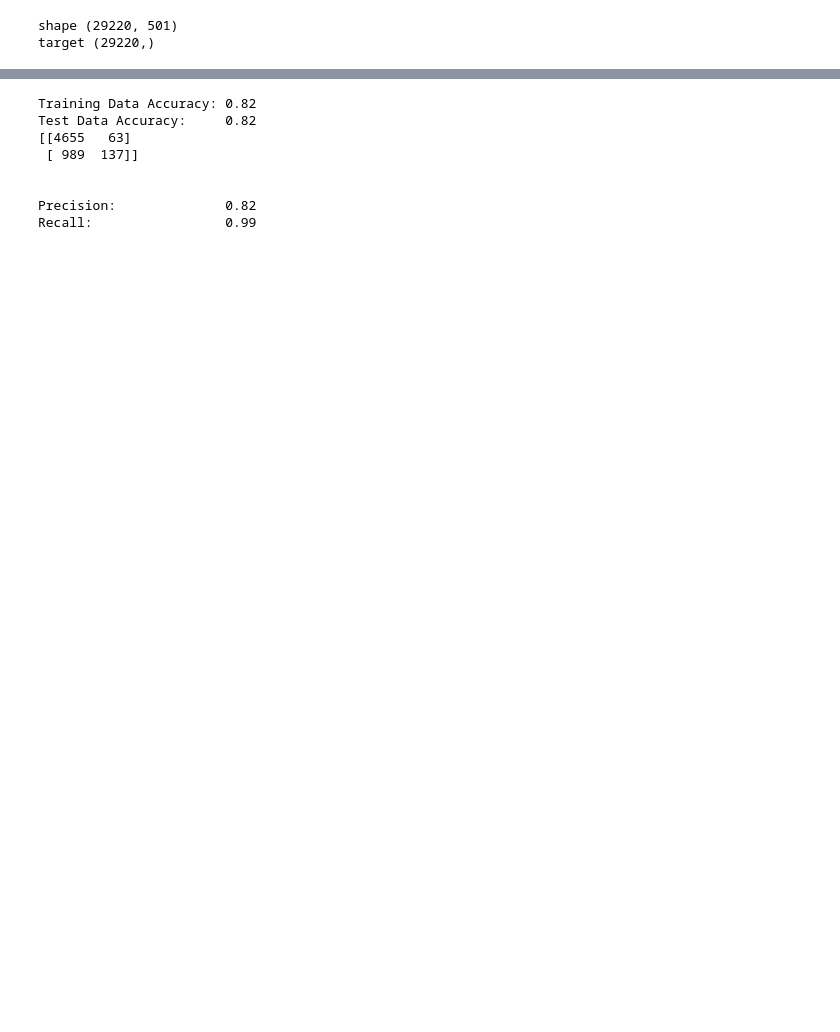
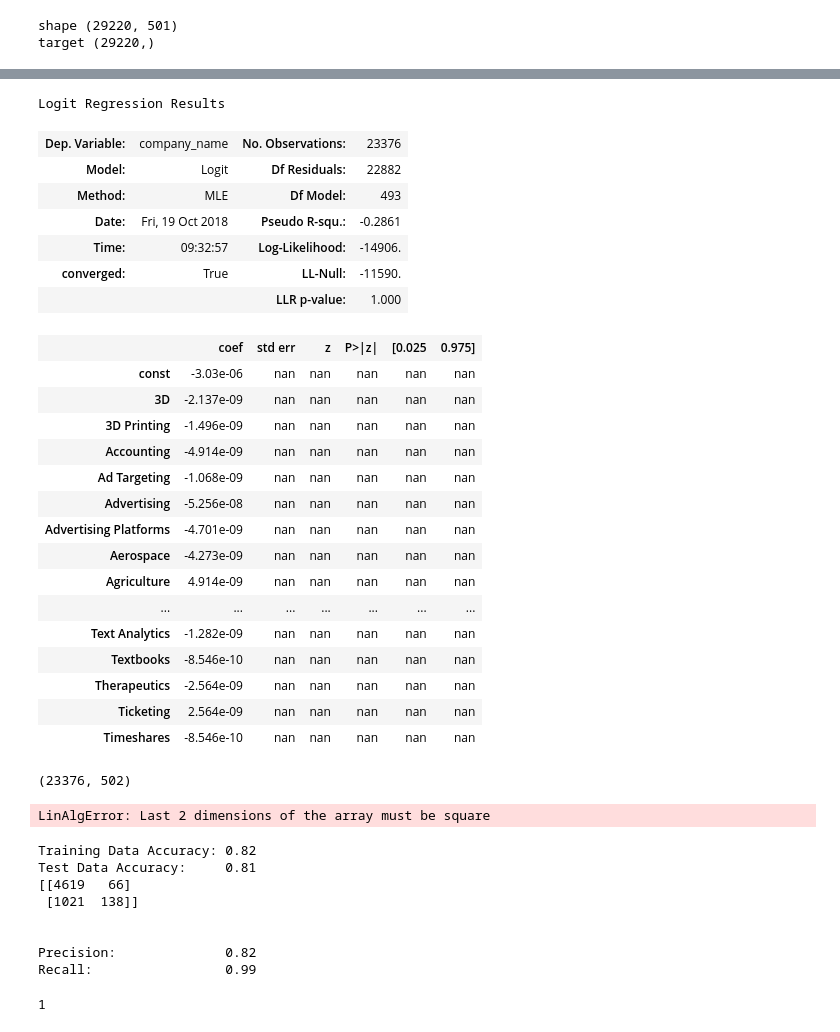
Before and after one commit to jdmendoza/predicting_startup_success, a Jupyter notebook: Danny_Rudimentary_Data_Exploration.ipynb, the cells around one changed output, grey strips where cells are left out. Saved outputs shown, nothing was run; the diff lists cells and outputs as text; code cells hidden in the pictures; blank space fills up the shorter version.

```diff
--- a/Danny_Rudimentary_Data_Exploration.ipynb
+++ b/Danny_Rudimentary_Data_Exploration.ipynb
@@ -277,18 +409,42 @@ target (29220,)
+# %%
+results.summary()
+# %% [output]
+Logit Regression Results
+| Dep. Variable: | company_name | No. Observations: | 23376 |
+| Model: | Logit | Df Residuals: | 22882 |
+| Method: | MLE | Df Model: | 493 |
+| Date: | Fri, 19 Oct 2018 | Pseudo R-squ.: | -0.2861 |
+| Time: | 09:32:57 | Log-Likelihood: | -14906. |
+| converged: | True | LL-Null: | -11590. |
+|  |  | LLR p-value: | 1.000 |
+|  | coef | std err | z | P>|z| | [0.025 | 0.975] |
+| const | -3.03e-06 | nan | nan | nan | nan | nan |
+| 3D | -2.137e-09 | nan | nan | nan | nan | nan |
+| 3D Printing | -1.496e-09 | nan | nan | nan | nan | nan |
+| Accounting | -4.914e-09 | nan | nan | nan | nan | nan |
+| Ad Targeting | -1.068e-09 | nan | nan | nan | nan | nan |
+| Advertising | -5.256e-08 | nan | nan | nan | nan | nan |
+| Advertising Platforms | -4.701e-09 | nan | nan | nan | nan | nan |
+| Aerospace | -4.273e-09 | nan | nan | nan | nan | nan |
+| Agriculture | 4.914e-09 | nan | nan | nan | nan | nan |
+| ... | ... | ... | ... | ... | ... | ... |
+| Text Analytics | -1.282e-09 | nan | nan | nan | nan | nan |
+| Textbooks | -8.546e-10 | nan | nan | nan | nan | nan |
+| Therapeutics | -2.564e-09 | nan | nan | nan | nan | nan |
+| Ticketing | 2.564e-09 | nan | nan | nan | nan | nan |
+| Timeshares | -8.546e-10 | nan | nan | nan | nan | nan |
+# %%
+X_train.shape
+# %% [output]
+(23376, 502)
+# %%
+import numpy as np
+
+np.linalg.eig(X_train)
+# %% [output]
+LinAlgError: Last 2 dimensions of the array must be square
 # %%
-from sklearn import linear_model
-from sklearn.model_selection import train_test_split
-
-from sklearn.model_selection import cross_validate
-from sklearn import metrics
-from sklearn.metrics import confusion_matrix
-
-
-X = data_encoded
-y = target
-
-X_train, X_test, y_train, y_test = train_test_split(X, y, test_size=0.2, random_state=32)
-
-model = linear_model.LogisticRegression()
+model = linear_model.LogisticRegression(solver='newton-cg')
 model.fit(X_train, y_train)
 
 # accuracy for test & train:
@@ -311,10 +467,15 @@ print ("Recall:                 %0.2f"% (conf[0, 0] / (conf[0, 0] + conf[0, 1]))
 cm=confusion_matrix(y_true, y_pred, labels=None)
 # %% [output]
 Training Data Accuracy: 0.82
-Test Data Accuracy:     0.82
-[[4655   63]
- [ 989  137]]
+Test Data Accuracy:     0.81
+[[4619   66]
+ [1021  138]]
 
 
 Precision:              0.82
 Recall:                 0.99
+# %%
+len(X.columns)
+len(model.coef_)
+# %% [output]
+1
```
Also changed, not shown: parts of 39 cells of this notebook.
